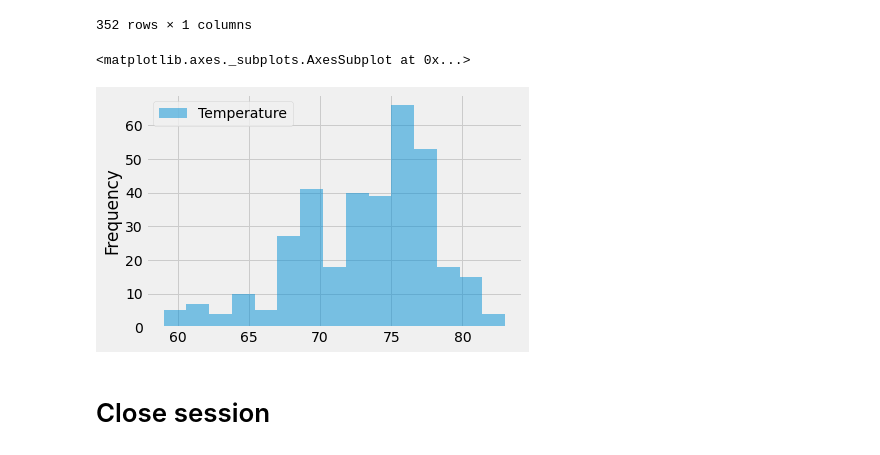
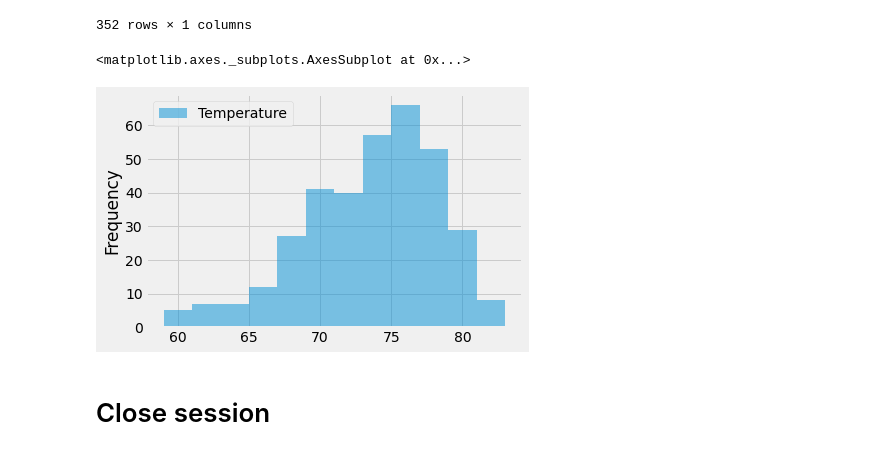
Before and after one commit to yukamara/sqlalchemy-challenge, a Jupyter notebook: sqlalchemy-challenge.ipynb, the cells around one changed output. Drawn from its saved outputs; the diff is of its cells as text; code cells hidden in the pictures.

```diff
--- a/sqlalchemy-challenge.ipynb
+++ b/sqlalchemy-challenge.ipynb
@@ -266,10 +266,10 @@ df
 | 2017-08-18 | 79.0 |
 352 rows × 1 columns
 # %%
-df.plot.hist(bins=15, alpha=0.5)
+df.plot.hist(bins=12, alpha=0.5)
 # %% [output]
 <matplotlib.axes._subplots.AxesSubplot at 0x...>
-[figure, old version]
+[figure, new version]
 # %% [markdown]
 # Close session
 # %%
```
Also changed, not shown: 1 other file.
